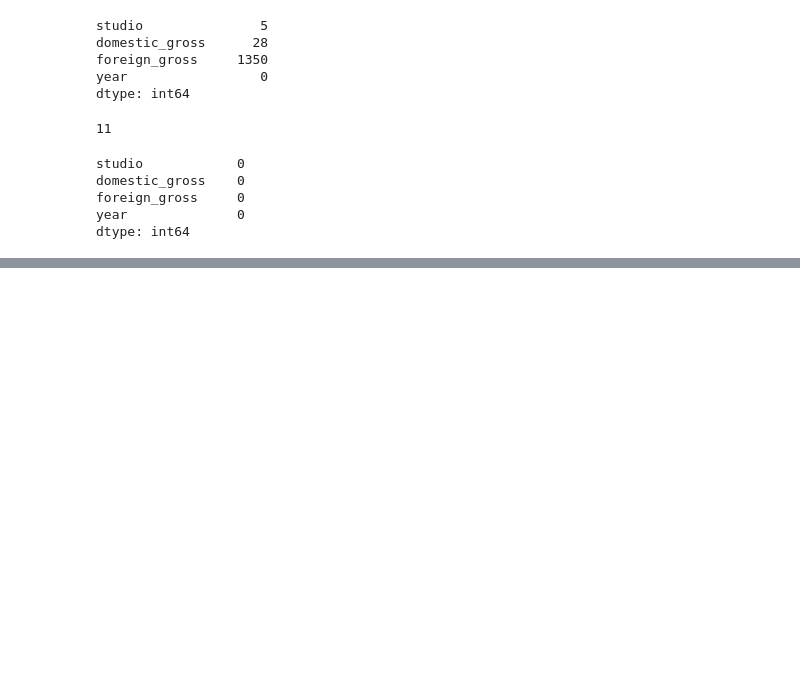
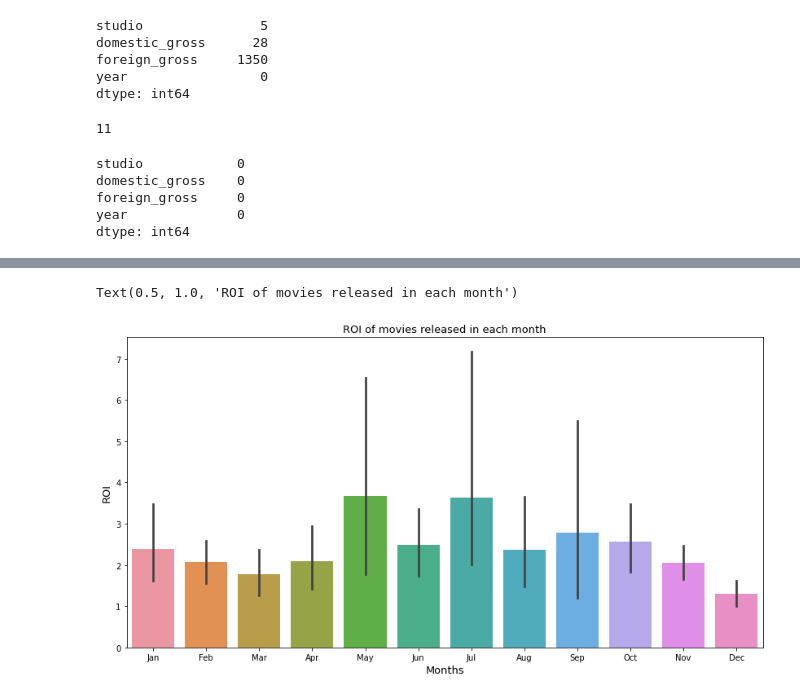
Before and after one commit to racday/ai-capstone, a Jupyter notebook: index.ipynb, the cells around one changed output, grey strips where cells are left out. Cells and saved outputs as stored; diff of their text form; code cells hidden in the pictures; blank space fills up the shorter version.

```diff
--- a/index.ipynb
+++ b/index.ipynb
@@ -398,0 +478,9 @@ dtype: int64
+# %%
+#Create a dictionary
+months_dict = { 'Jan': 1, 'Feb': 2, 'Mar': 3, 'Apr': 4, 'May': 5, 'Jun': 6, 'Jul': 7, 'Aug': 8, 'Sep': 9, 'Oct': 10, 'Nov': 11, 'Dec': 12}
+
+#Map the dictionary to the 'month' column
+tn_df['months_numeric'] = tn_df['month'].apply(lambda x: months_dict.get(x))
+
+#Sort the numeric months column in the ascending order
+tn_df = tn_df.sort_values('months_numeric')
@@ -399,2 +493,2 @@ dtype: int64
 # %%
-tn_df =
+tn_df
@@ -400,0 +510,9 @@ tn_df =
+# %%
+fig,ax = plt.subplots(figsize=(14,7))
+sns.barplot(data = tn_df, x='month', y='ROI')
+ax.set_ylabel('ROI', fontsize=13)
+ax.set_xlabel('Months', fontsize=13)
+ax.set_title('ROI of movies released in each month', fontsize=13)
+# %% [output]
+Text(0.5, 1.0, 'ROI of movies released in each month')
+[figure, added]
```
Also changed, not shown: parts of 17 cells of this notebook.
